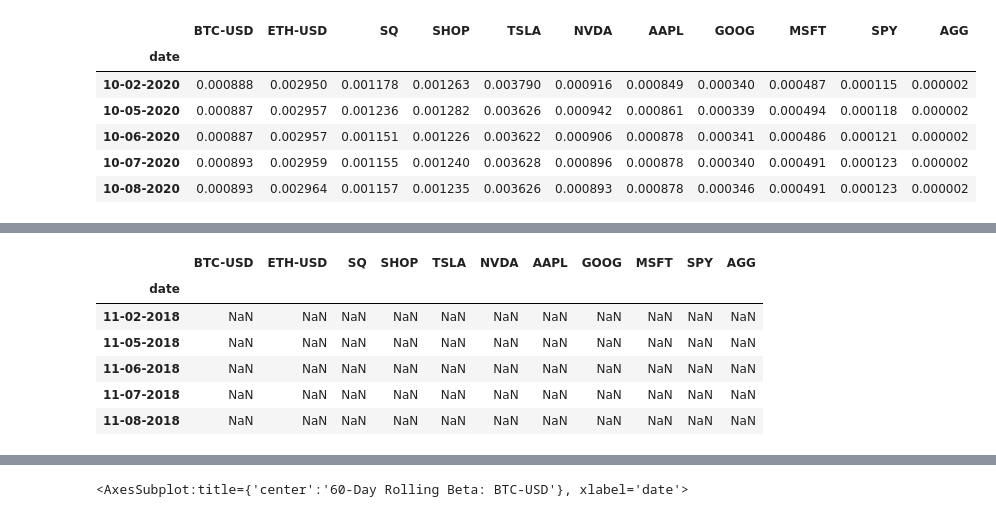
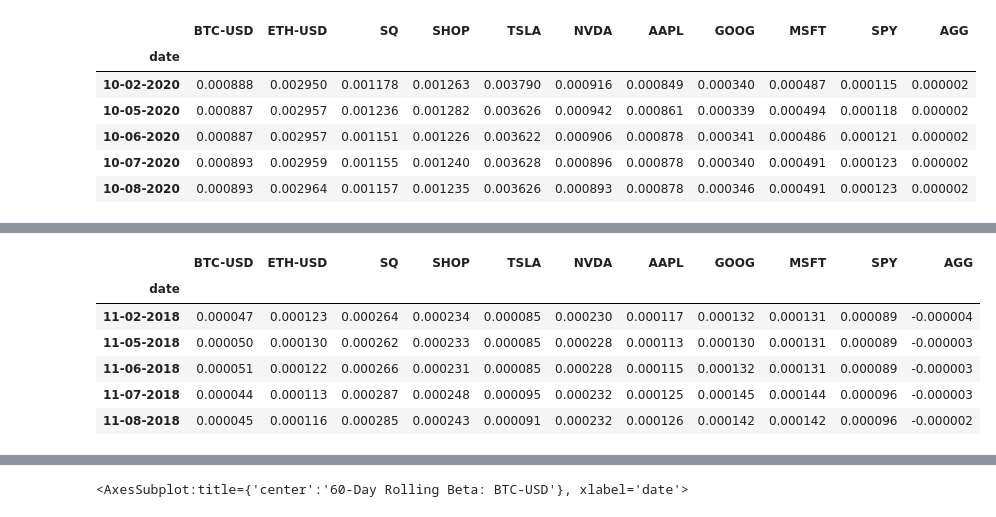
Before and after one commit to BorisDudkin/FinTech_Project_1_Investment_Advice, a Jupyter notebook: Performance/risk_return_analysis.ipynb, the cells around one changed output, grey strips where cells are left out. Saved outputs shown, nothing was run; the diff lists cells and outputs as text; code cells hidden in the pictures.

Commit message:
fixed the code for one year covariance

```diff
--- a/Performance/risk_return_analysis.ipynb
+++ b/Performance/risk_return_analysis.ipynb
@@ -561,13 +560,13 @@ date
 dtype: float64
 # %%
-one_year_covariance= daily_returns_one_year.rolling(window=60).cov(daily_returns["SPY"])
+one_year_covariance= daily_returns_one_year.rolling(window=60).cov(daily_returns_one_year["SPY"])
 one_year_covariance.tail()
 # %% [output]
 |  | BTC-USD | ETH-USD | SQ | SHOP | TSLA | NVDA | AAPL | GOOG | MSFT | SPY | AGG |
 | date |  |  |  |  |  |  |  |  |  |  |  |
-| 11-02-2018 | NaN | NaN | NaN | NaN | NaN | NaN | NaN | NaN | NaN | NaN | NaN |
-| 11-05-2018 | NaN | NaN | NaN | NaN | NaN | NaN | NaN | NaN | NaN | NaN | NaN |
-| 11-06-2018 | NaN | NaN | NaN | NaN | NaN | NaN | NaN | NaN | NaN | NaN | NaN |
-| 11-07-2018 | NaN | NaN | NaN | NaN | NaN | NaN | NaN | NaN | NaN | NaN | NaN |
-| 11-08-2018 | NaN | NaN | NaN | NaN | NaN | NaN | NaN | NaN | NaN | NaN | NaN |
+| 11-02-2018 | 0.000047 | 0.000123 | 0.000264 | 0.000234 | 0.000085 | 0.000230 | 0.000117 | 0.000132 | 0.000131 | 0.000089 | -0.000004 |
+| 11-05-2018 | 0.000050 | 0.000130 | 0.000262 | 0.000233 | 0.000085 | 0.000228 | 0.000113 | 0.000130 | 0.000131 | 0.000089 | -0.000003 |
+| 11-06-2018 | 0.000051 | 0.000122 | 0.000266 | 0.000231 | 0.000085 | 0.000228 | 0.000115 | 0.000132 | 0.000131 | 0.000089 | -0.000003 |
+| 11-07-2018 | 0.000044 | 0.000113 | 0.000287 | 0.000248 | 0.000095 | 0.000232 | 0.000125 | 0.000145 | 0.000144 | 0.000096 | -0.000003 |
+| 11-08-2018 | 0.000045 | 0.000116 | 0.000285 | 0.000243 | 0.000091 | 0.000232 | 0.000126 | 0.000142 | 0.000142 | 0.000096 | -0.000002 |
 # %%
```
Also changed, not shown: parts of 19 cells of this notebook, 1 other file.
